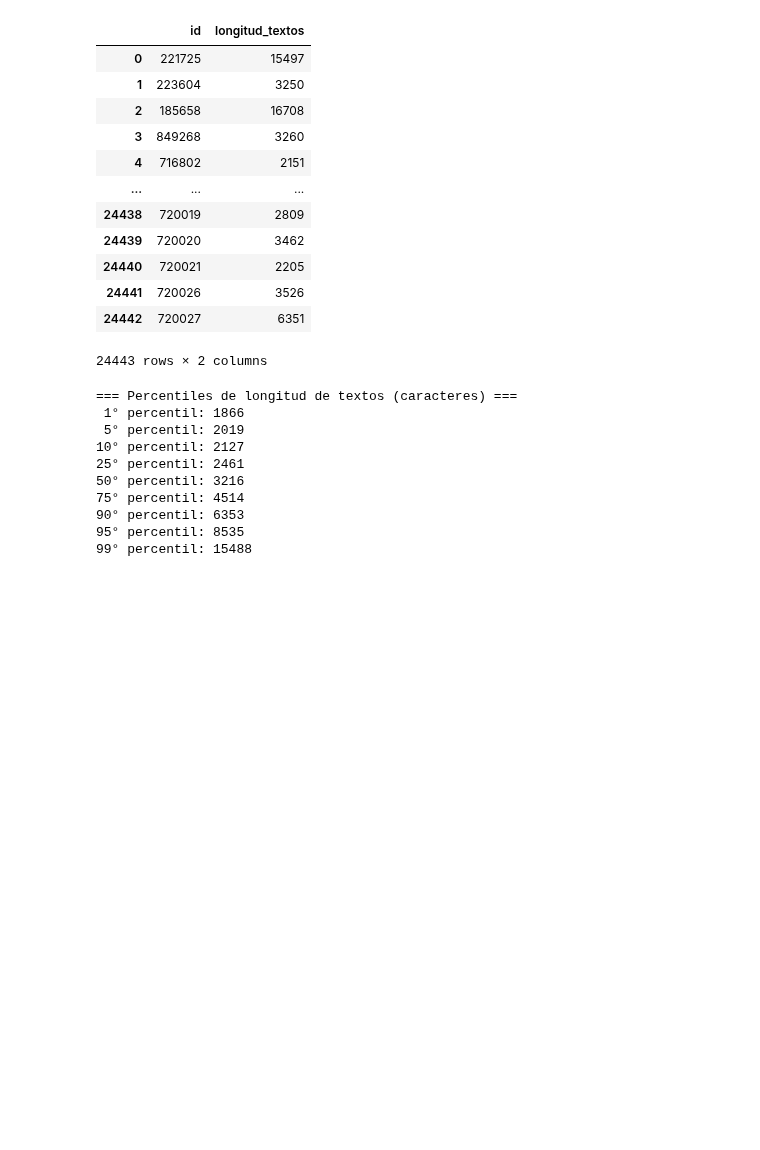
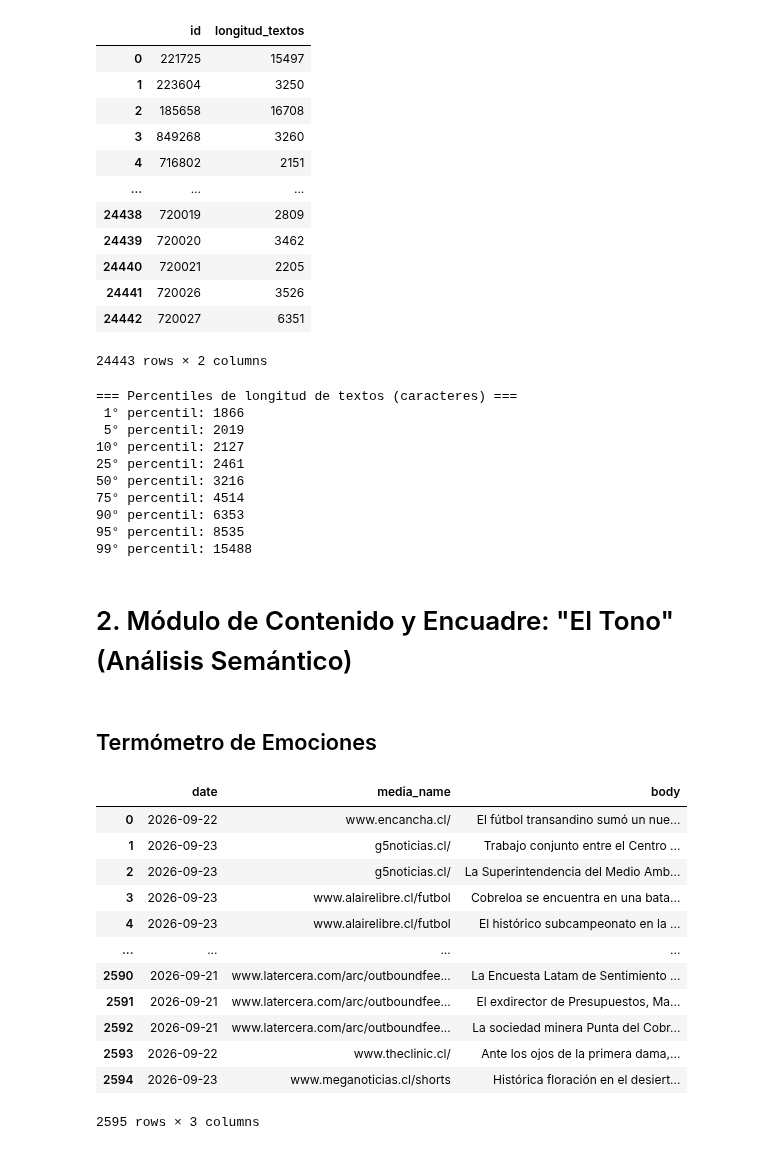
Before and after one commit to Orion89/news-dashboard, a Jupyter notebook: exploracion_inicial.ipynb, the cells around one changed output. Drawn from its saved outputs; the diff is of its cells as text; code cells hidden in the pictures; blank space fills up the shorter version.

Commit message:
init part 2: termómetro emocional

```diff
--- a/exploracion_inicial.ipynb
+++ b/exploracion_inicial.ipynb
@@ -593,3 +602,48 @@ for p in percentiles:
 90° percentil: 6353
 95° percentil: 8535
 99° percentil: 15488
+# %% [markdown]
+# 2. Módulo de Contenido y Encuadre: "El Tono" (Análisis Semántico)
+# %% [markdown]
+## Termómetro de Emociones
+# %%
+query = """
+WITH TopMedia AS (
+    -- Obtenemos los 10 medios con mayor cantidad de noticias en los últimos 30 días
+    SELECT media_name
+    FROM news_db.news_chile
+    WHERE media_name IS NOT NULL
+      AND date >= CURRENT_TIMESTAMP - INTERVAL '30 days'
+      AND date IS NOT NULL
+    GROUP BY media_name
+    ORDER BY COUNT(id) DESC
+    LIMIT 10
+)
+SELECT
+    date_trunc('day', n.date) AS date, -- Truncamos a día en SQL para agrupar más rápido
+    n.media_name,
+    SUBSTRING(n.body, 1, 250) AS body -- Extraemos solo los caracteres necesarios
+FROM news_db.news_chile n
+JOIN TopMedia tm ON n.media_name = tm.media_name
+WHERE n.date >= CURRENT_TIMESTAMP - INTERVAL '30 days'
+  AND n.date IS NOT NULL
+  AND n.body IS NOT NULL; -- Evitamos procesar filas sin texto
+"""
+# %%
+df = con.sql(query).fetchdf()
+# %%
+df
+# %% [output]
+|  | date | media_name | body |
+| 0 | 2026-09-22 | www.encancha.cl/ | El fútbol transandino sumó un nue... |
+| 1 | 2026-09-23 | g5noticias.cl/ | Trabajo conjunto entre el Centro ... |
+| 2 | 2026-09-23 | g5noticias.cl/ | La Superintendencia del Medio Amb... |
+| 3 | 2026-09-23 | www.alairelibre.cl/futbol | Cobreloa se encuentra en una bata... |
+| 4 | 2026-09-23 | www.alairelibre.cl/futbol | El histórico subcampeonato en la ... |
+| ... | ... | ... | ... |
+| 2590 | 2026-09-21 | www.latercera.com/arc/outboundfee... | La Encuesta Latam de Sentimiento ... |
+| 2591 | 2026-09-21 | www.latercera.com/arc/outboundfee... | El exdirector de Presupuestos, Ma... |
+| 2592 | 2026-09-21 | www.latercera.com/arc/outboundfee... | La sociedad minera Punta del Cobr... |
+| 2593 | 2026-09-22 | www.theclinic.cl/ | Ante los ojos de la primera dama,... |
+| 2594 | 2026-09-23 | www.meganoticias.cl/shorts | Histórica floración en el desiert... |
+2595 rows × 3 columns
```
Also changed, not shown: parts of 11 cells of this notebook.
